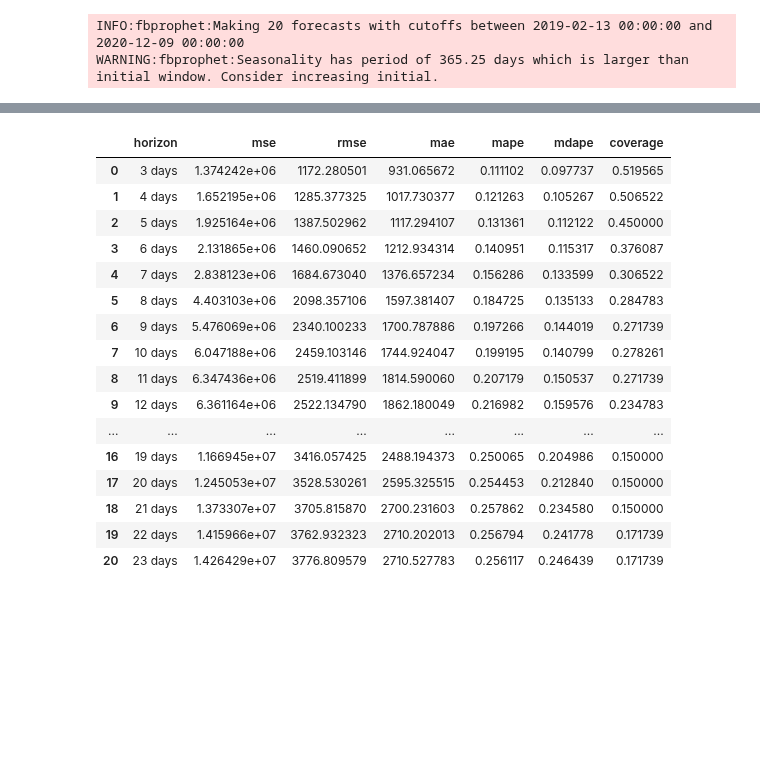
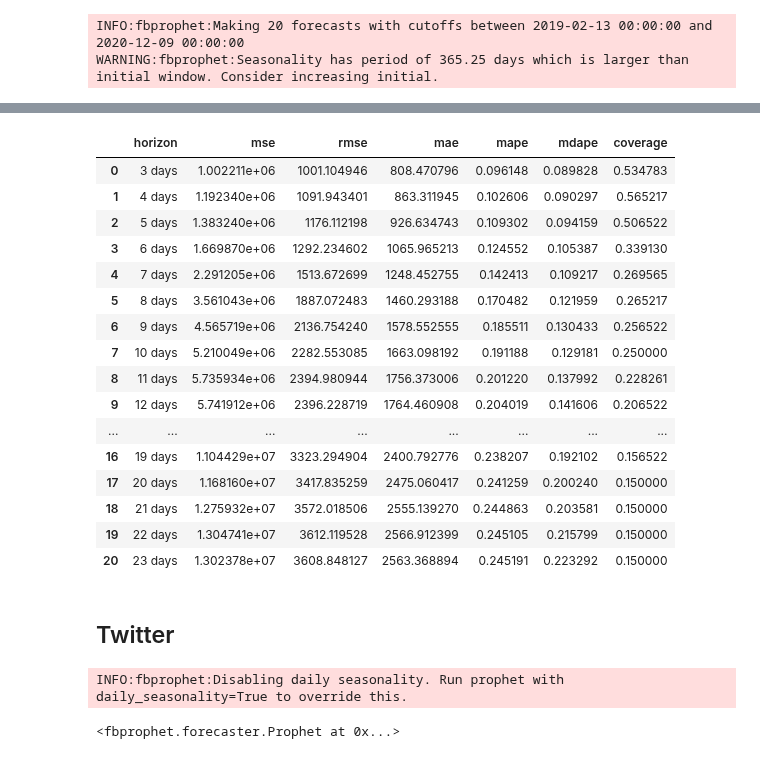
Before and after one commit to Dmunozig/crypto_sentiment, a Jupyter notebook: notebooks/olavo_prophet_modelling.ipynb, the cells around one changed output, grey strips where cells are left out. Drawn from its saved outputs; the diff is of its cells as text; code cells hidden in the pictures; blank space fills up the shorter version.

```diff
--- a/notebooks/olavo_prophet_modelling.ipynb
+++ b/notebooks/olavo_prophet_modelling.ipynb
@@ -174,5 +198,5 @@ model.plot_components(forecast);
 # %%
-cv_results = cross_validation(model=model, initial=f'{70 * 5} days', horizon='23 days',
+augmento_cv_results = cross_validation(model=augmento_model, initial=f'{70 * 5} days', horizon='23 days',
                               period='35 days')
 # %% [output]
 INFO:fbprophet:Making 20 forecasts with cutoffs between 2019-02-13 00:00:00 and 2020-12-09 00:00:00
@@ -196,20 +204,29 @@ cv_results
 # %%
-performance_metrics(cv_results)
+performance_metrics(augmento_cv_results)
 # %% [output]
 |  | horizon | mse | rmse | mae | mape | mdape | coverage |
-| 0 | 3 days | 1.374242e+06 | 1172.280501 | 931.065672 | 0.111102 | 0.097737 | 0.519565 |
-| 1 | 4 days | 1.652195e+06 | 1285.377325 | 1017.730377 | 0.121263 | 0.105267 | 0.506522 |
-| 2 | 5 days | 1.925164e+06 | 1387.502962 | 1117.294107 | 0.131361 | 0.112122 | 0.450000 |
-| 3 | 6 days | 2.131865e+06 | 1460.090652 | 1212.934314 | 0.140951 | 0.115317 | 0.376087 |
-| 4 | 7 days | 2.838123e+06 | 1684.673040 | 1376.657234 | 0.156286 | 0.133599 | 0.306522 |
-| 5 | 8 days | 4.403103e+06 | 2098.357106 | 1597.381407 | 0.184725 | 0.135133 | 0.284783 |
-| 6 | 9 days | 5.476069e+06 | 2340.100233 | 1700.787886 | 0.197266 | 0.144019 | 0.271739 |
-| 7 | 10 days | 6.047188e+06 | 2459.103146 | 1744.924047 | 0.199195 | 0.140799 | 0.278261 |
-| 8 | 11 days | 6.347436e+06 | 2519.411899 | 1814.590060 | 0.207179 | 0.150537 | 0.271739 |
-| 9 | 12 days | 6.361164e+06 | 2522.134790 | 1862.180049 | 0.216982 | 0.159576 | 0.234783 |
+| 0 | 3 days | 1.002211e+06 | 1001.104946 | 808.470796 | 0.096148 | 0.089828 | 0.534783 |
+| 1 | 4 days | 1.192340e+06 | 1091.943401 | 863.311945 | 0.102606 | 0.090297 | 0.565217 |
+| 2 | 5 days | 1.383240e+06 | 1176.112198 | 926.634743 | 0.109302 | 0.094159 | 0.506522 |
+| 3 | 6 days | 1.669870e+06 | 1292.234602 | 1065.965213 | 0.124552 | 0.105387 | 0.339130 |
+| 4 | 7 days | 2.291205e+06 | 1513.672699 | 1248.452755 | 0.142413 | 0.109217 | 0.269565 |
+| 5 | 8 days | 3.561043e+06 | 1887.072483 | 1460.293188 | 0.170482 | 0.121959 | 0.265217 |
+| 6 | 9 days | 4.565719e+06 | 2136.754240 | 1578.552555 | 0.185511 | 0.130433 | 0.256522 |
+| 7 | 10 days | 5.210049e+06 | 2282.553085 | 1663.098192 | 0.191188 | 0.129181 | 0.250000 |
+| 8 | 11 days | 5.735934e+06 | 2394.980944 | 1756.373006 | 0.201220 | 0.137992 | 0.228261 |
+| 9 | 12 days | 5.741912e+06 | 2396.228719 | 1764.460908 | 0.204019 | 0.141606 | 0.206522 |
 | ... | ... | ... | ... | ... | ... | ... | ... |
-| 16 | 19 days | 1.166945e+07 | 3416.057425 | 2488.194373 | 0.250065 | 0.204986 | 0.150000 |
-| 17 | 20 days | 1.245053e+07 | 3528.530261 | 2595.325515 | 0.254453 | 0.212840 | 0.150000 |
-| 18 | 21 days | 1.373307e+07 | 3705.815870 | 2700.231603 | 0.257862 | 0.234580 | 0.150000 |
-| 19 | 22 days | 1.415966e+07 | 3762.932323 | 2710.202013 | 0.256794 | 0.241778 | 0.171739 |
-| 20 | 23 days | 1.426429e+07 | 3776.809579 | 2710.527783 | 0.256117 | 0.246439 | 0.171739 |
+| 16 | 19 days | 1.104429e+07 | 3323.294904 | 2400.792776 | 0.238207 | 0.192102 | 0.156522 |
+| 17 | 20 days | 1.168160e+07 | 3417.835259 | 2475.060417 | 0.241259 | 0.200240 | 0.150000 |
+| 18 | 21 days | 1.275932e+07 | 3572.018506 | 2555.139270 | 0.244863 | 0.203581 | 0.150000 |
+| 19 | 22 days | 1.304741e+07 | 3612.119528 | 2566.912399 | 0.245105 | 0.215799 | 0.150000 |
+| 20 | 23 days | 1.302378e+07 | 3608.848127 | 2563.368894 | 0.245191 | 0.223292 | 0.150000 |
+# %% [markdown]
+## Twitter
+# %%
+twitter_model = Prophet()
+twitter_model.add_regressor('twitter_score')
+twitter_model.fit(augmento_df_train)
+# %% [output]
+INFO:fbprophet:Disabling daily seasonality. Run prophet with daily_seasonality=True to override this.
+<fbprophet.forecaster.Prophet at 0x...>
```
Also changed, not shown: parts of 33 cells of this notebook, 1 other file.
